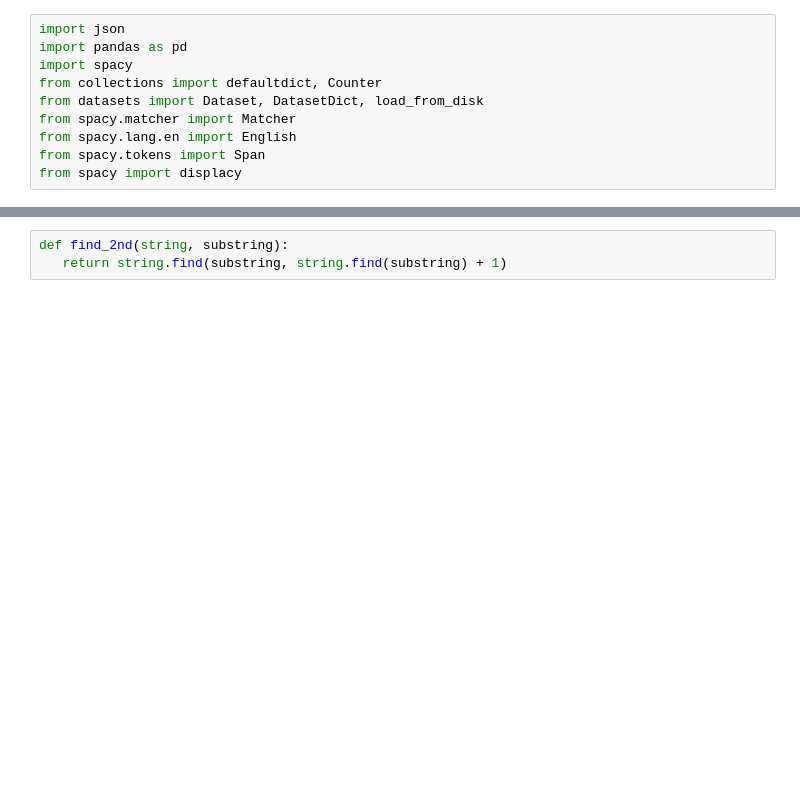
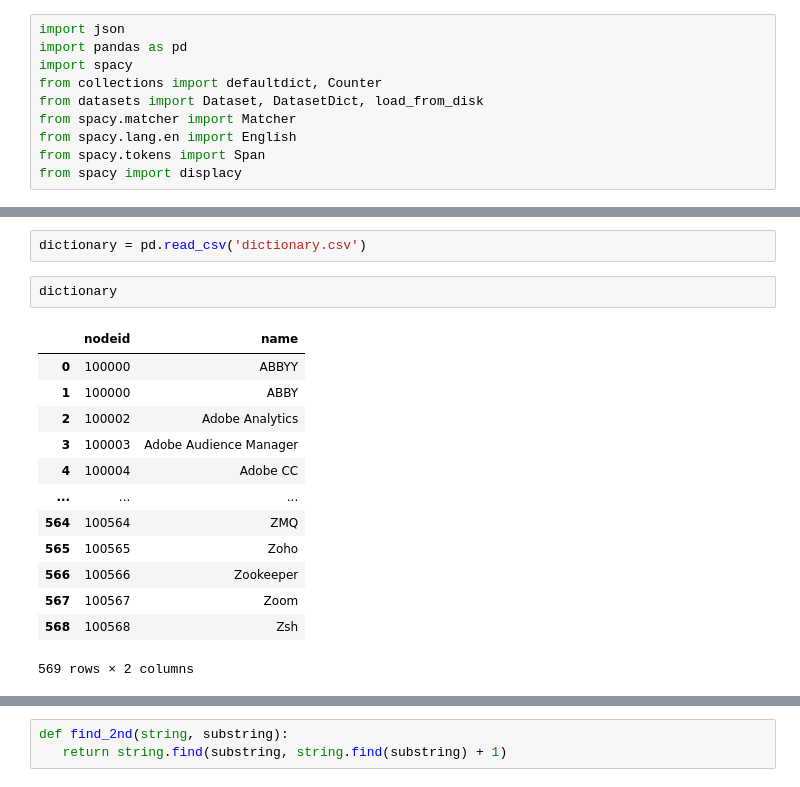
Before and after one commit to Vodolay/jobs, a Jupyter notebook: SH/tech_counter_spacy.ipynb, the cells around one changed output, grey strips where cells are left out. Saved outputs shown, nothing was run; the diff lists cells and outputs as text; blank space fills up the shorter version.

```diff
--- a/SH/tech_counter_spacy.ipynb
+++ b/SH/tech_counter_spacy.ipynb
@@ -47,0 +11,18 @@ df_t
+# %%
+dictionary = pd.read_csv('dictionary.csv')
+# %%
+dictionary
+# %% [output]
+|  | nodeid | name |
+| 0 | 100000 | ABBYY |
+| 1 | 100000 | ABBY |
+| 2 | 100002 | Adobe Analytics |
+| 3 | 100003 | Adobe Audience Manager |
+| 4 | 100004 | Adobe CC |
+| ... | ... | ... |
+| 564 | 100564 | ZMQ |
+| 565 | 100565 | Zoho |
+| 566 | 100566 | Zookeeper |
+| 567 | 100567 | Zoom |
+| 568 | 100568 | Zsh |
+569 rows × 2 columns
```
Also changed, not shown: parts of 34 cells of this notebook, 7 other files.
